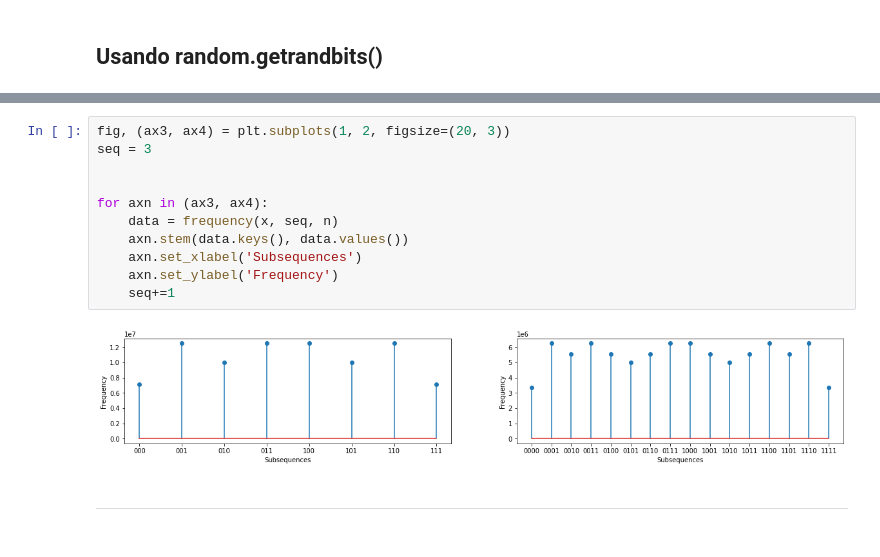
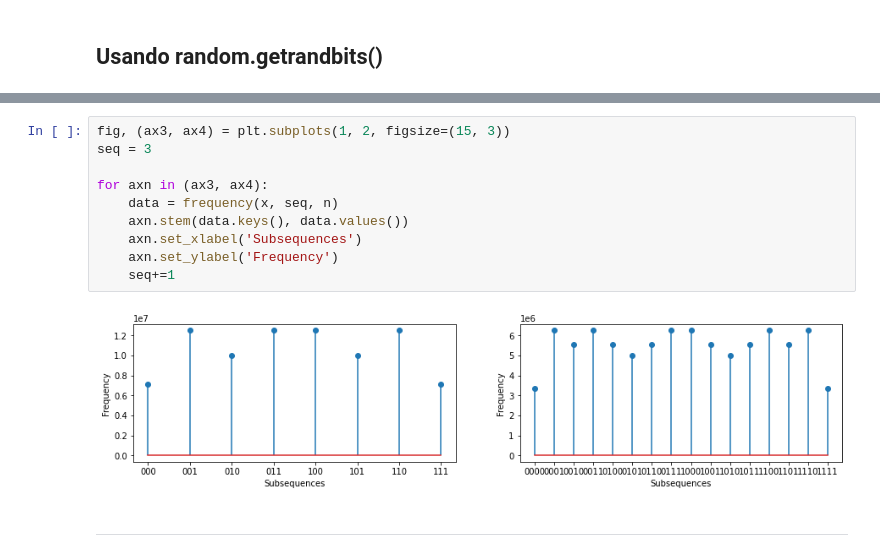
Before and after one commit to OHomemParede/Frequency-Stability-Property, a Jupyter notebook: Frequency-Stability-Property.ipynb, the cells around one changed output, grey strips where cells are left out. Cells and saved outputs as stored; diff of their text form.

```diff
--- a/Frequency-Stability-Property.ipynb
+++ b/Frequency-Stability-Property.ipynb
@@ -37,16 +34,15 @@ for axn in (ax1, ax2):
 # %%
-fig, (ax3, ax4) = plt.subplots(1, 2, figsize=(20, 3))
+fig, (ax3, ax4) = plt.subplots(1, 2, figsize=(15, 3))
 seq = 3
-
 
 for axn in (ax3, ax4):
     data = frequency(x, seq, n)
     axn.stem(data.keys(), data.values())
     axn.set_xlabel('Subsequences')
     axn.set_ylabel('Frequency')
     seq+=1
 # %% [output]
-[figure, old version]
+[figure, new version]
 # %% [markdown]
 -------------------------
 # %% [markdown]
```
Also changed, not shown: parts of 9 cells of this notebook.
